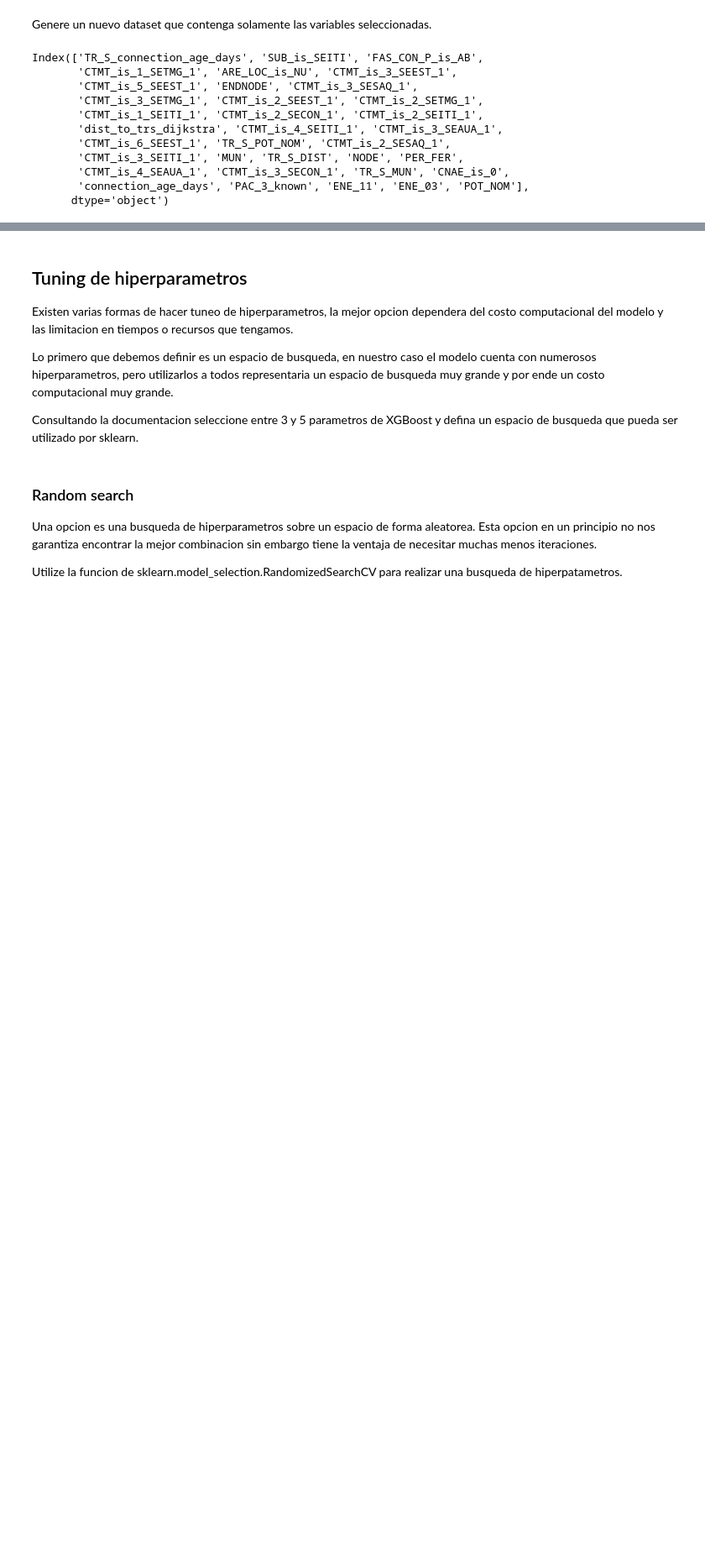
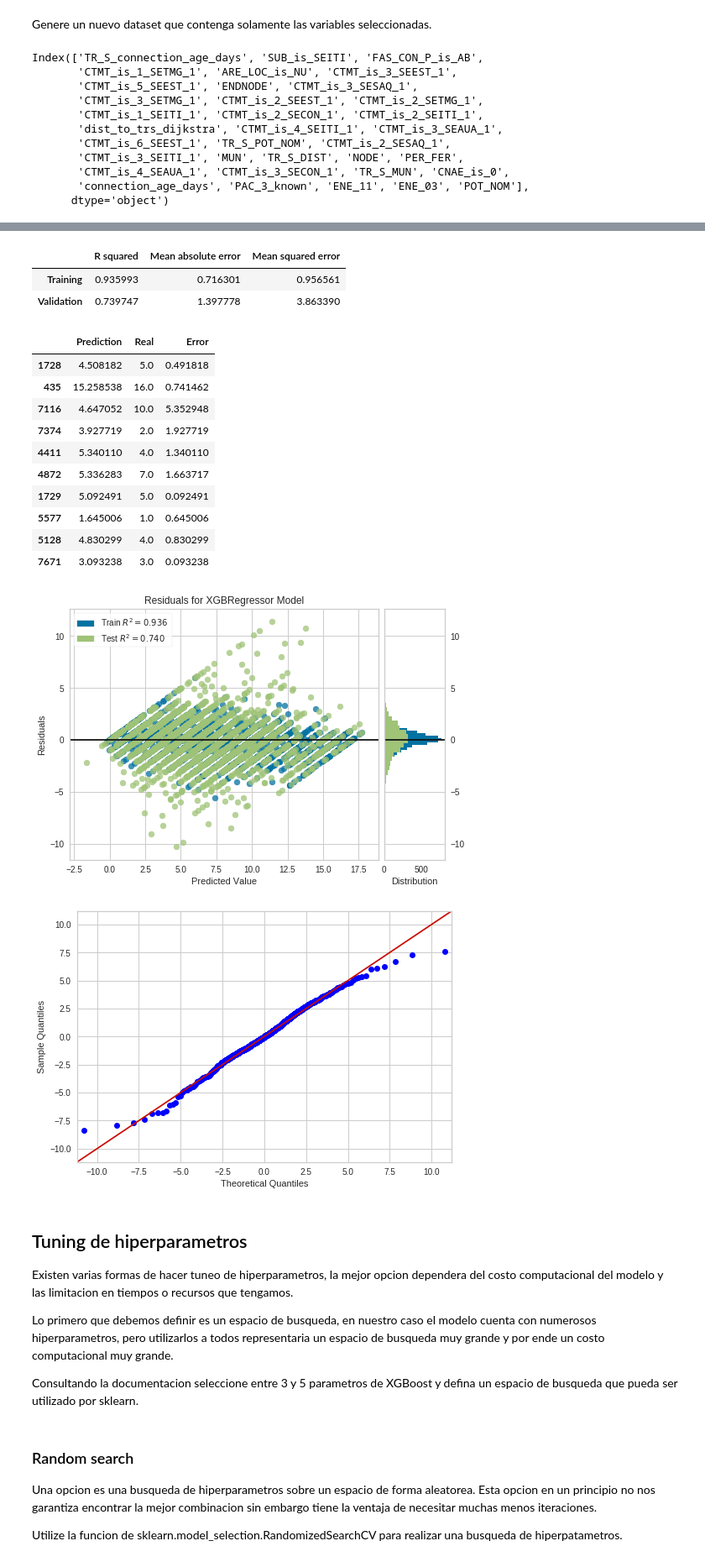
Before and after one commit to georeference-ML-mentoria/AprendizajeAutomatico-, a Jupyter notebook: 4_1_TPractico_Aprendizaje_Automatico_Javi.ipynb, the cells around one changed output, grey strips where cells are left out. Shown: that part at 84% size. Drawn from its saved outputs; the diff is of its cells as text; code cells hidden in the pictures; blank space fills up the shorter version.

```diff
--- a/4_1_TPractico_Aprendizaje_Automatico_Javi.ipynb
+++ b/4_1_TPractico_Aprendizaje_Automatico_Javi.ipynb
@@ -367,4 +377,37 @@ X_train
 6183 rows × 35 columns
+# %%
+regressor = xgb.XGBRegressor(random_state=42)
+
+regressor.fit(X_train, y_train)
+
+y_train_pred = regressor.predict(X_train)
+y_valid_pred = regressor.predict(X_valid)
+
+fewer_vars_errors_table = make_evaluation_errors_table(y_train,
+                                                       y_train_pred,
+                                                       y_valid,
+                                                       y_valid_pred)
+display(fewer_vars_errors_table)
+display_evaluation_table(y_valid, y_valid_pred)
+show_residuals_plot(regressor, X_train, y_train, X_valid, y_valid)
+show_qq_plot(y_valid, y_valid_pred)
+# %% [output]
+|  | R squared | Mean absolute error | Mean squared error |
+| Training | 0.935993 | 0.716301 | 0.956561 |
+| Validation | 0.739747 | 1.397778 | 3.863390 |
+|  | Prediction | Real | Error |
+| 1728 | 4.508182 | 5.0 | 0.491818 |
+| 435 | 15.258538 | 16.0 | 0.741462 |
+| 7116 | 4.647052 | 10.0 | 5.352948 |
+| 7374 | 3.927719 | 2.0 | 1.927719 |
+| 4411 | 5.340110 | 4.0 | 1.340110 |
+| 4872 | 5.336283 | 7.0 | 1.663717 |
+| 1729 | 5.092491 | 5.0 | 0.092491 |
+| 5577 | 1.645006 | 1.0 | 0.645006 |
+| 5128 | 4.830299 | 4.0 | 0.830299 |
+| 7671 | 3.093238 | 3.0 | 0.093238 |
+[figure, added]
+[figure, added]
 # %% [markdown]
 ## Tuning de hiperparametros
 
```
Also changed, not shown: parts of 14 cells of this notebook, 1 other file.
